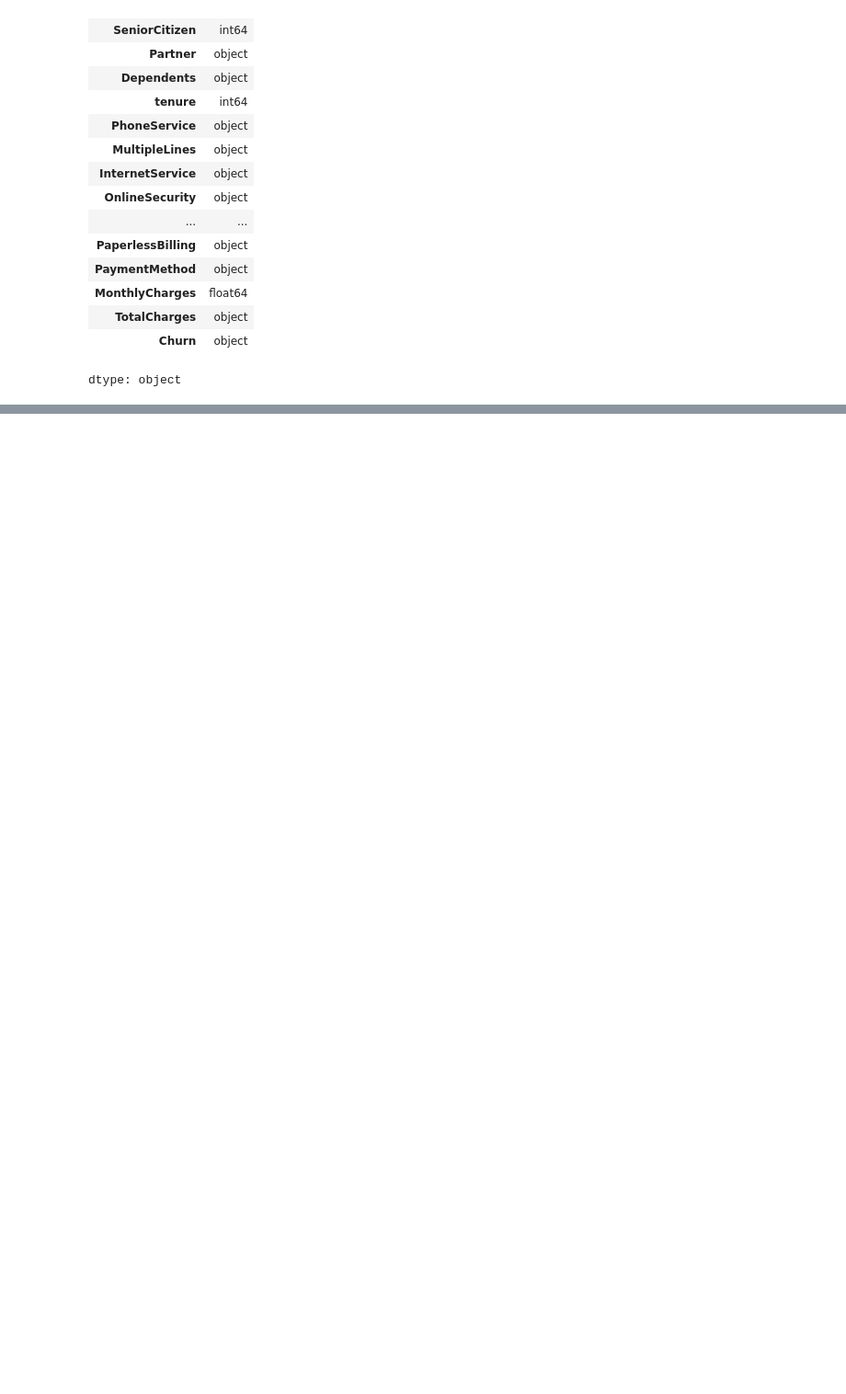
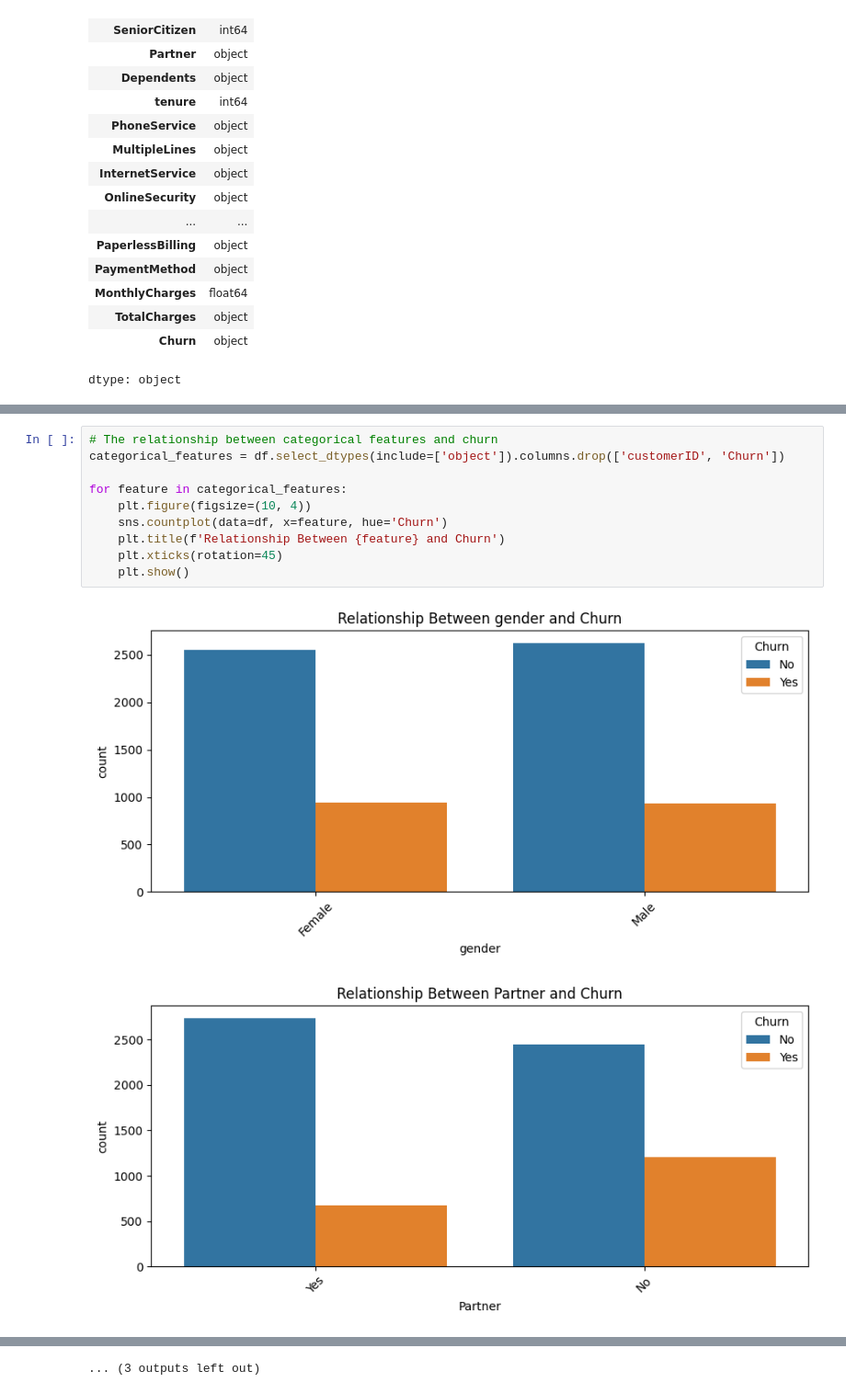
Before and after one commit to aghakishiyeva/Interpretable-ML-II, a Jupyter notebook: AIPI590_Assignment_3.ipynb, the cells around one changed output, grey strips where cells are left out. Shown: that part at 92% size. Cells and saved outputs as stored; diff of their text form; blank space fills up the shorter version.

```diff
--- a/AIPI590_Assignment_3.ipynb
+++ b/AIPI590_Assignment_3.ipynb
@@ -211,0 +93,13 @@ print(f"GAM R-squared: {r2_score(y_test, y_pred_gam)}")
+# %%
+# The relationship between categorical features and churn
+categorical_features = df.select_dtypes(include=['object']).columns.drop(['customerID', 'Churn'])
+
+for feature in categorical_features:
+    plt.figure(figsize=(10, 4))
+    sns.countplot(data=df, x=feature, hue='Churn')
+    plt.title(f'Relationship Between {feature} and Churn')
+    plt.xticks(rotation=45)
+    plt.show()
+# %% [output]
+[figure, added]
+[figure, added]
@@ -211,0 +116 @@ print(f"GAM R-squared: {r2_score(y_test, y_pred_gam)}")
+... (3 outputs left out)
```
Also changed, not shown: parts of 21 cells of this notebook.
